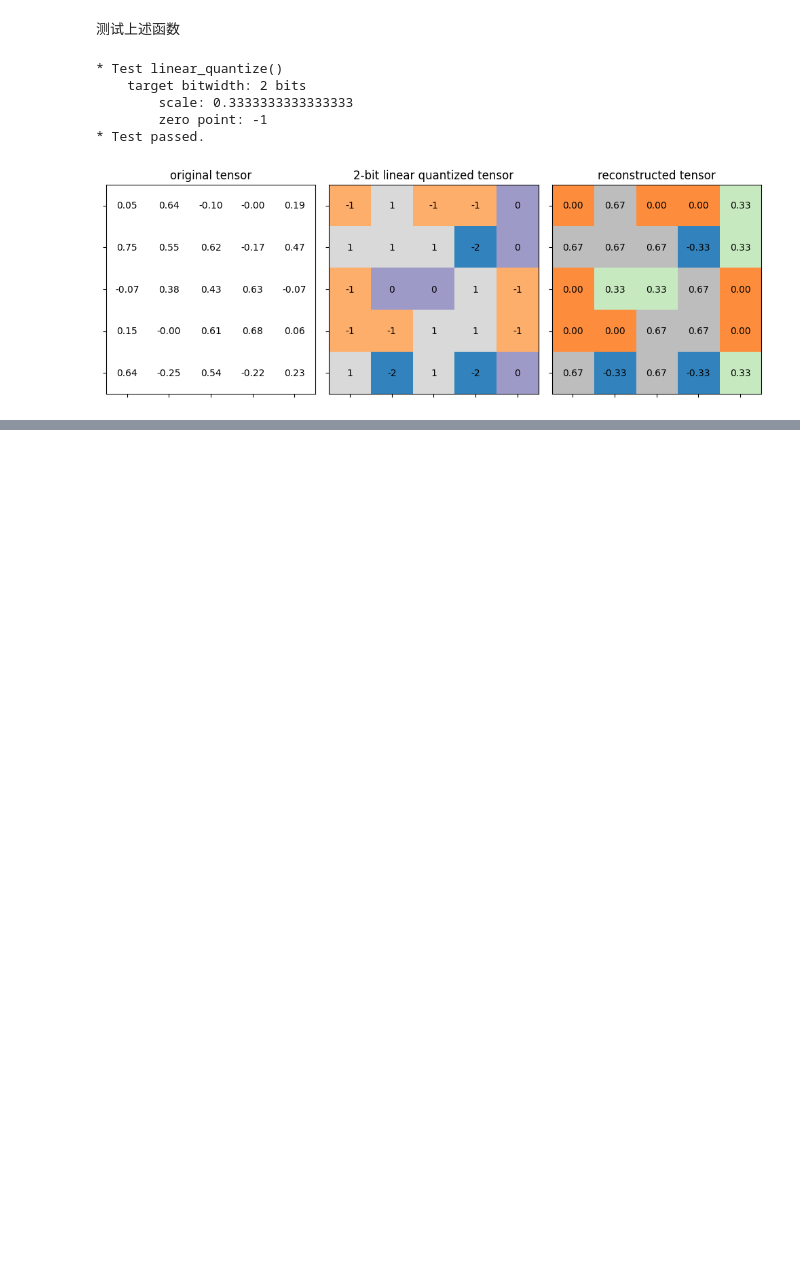
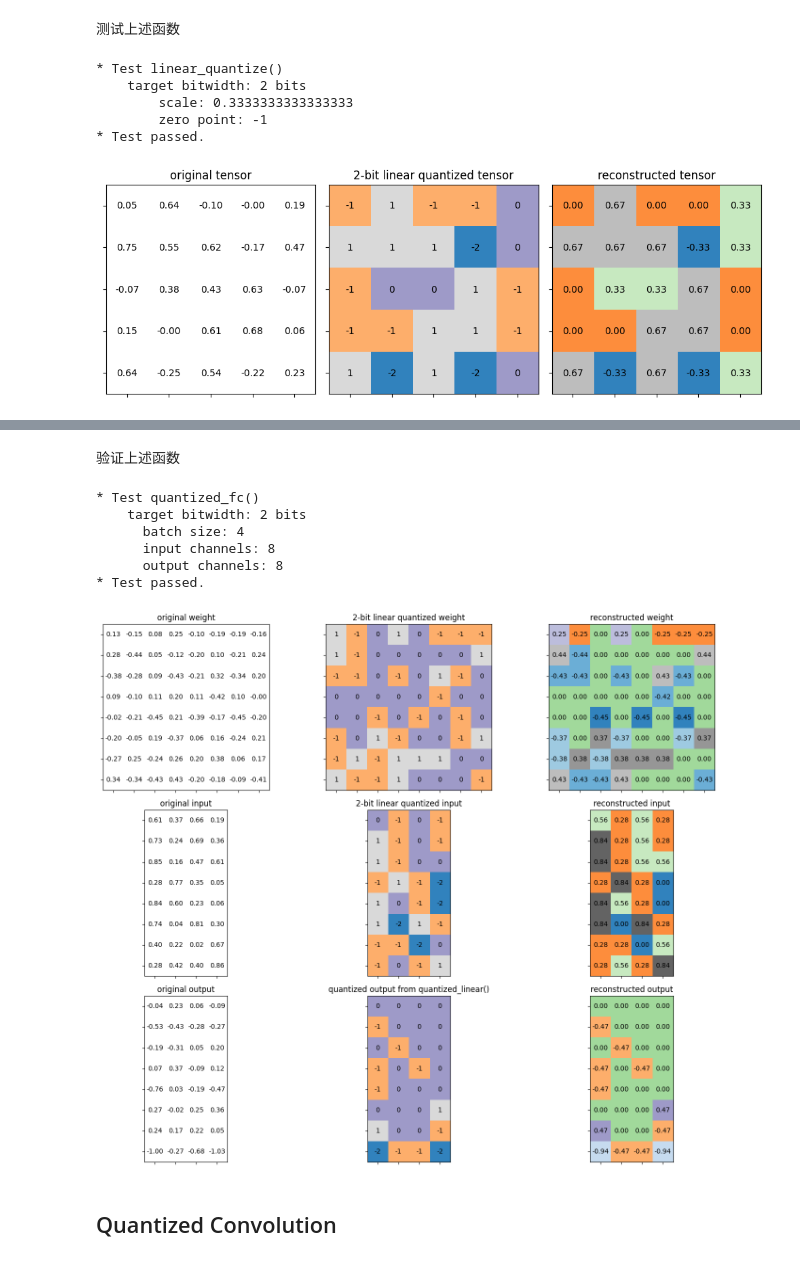
Before and after one commit to cilinmengye/Study-for-MIT6.5940_2024_TinyML-and-Efficient-Deep-Learning-Computing, a Jupyter notebook: LAB2_Quantization/main.ipynb, the cells around one changed output, grey strips where cells are left out. Saved outputs shown, nothing was run; the diff lists cells and outputs as text; code cells hidden in the pictures; blank space fills up the shorter version.

```diff
--- a/LAB2_Quantization/main.ipynb
+++ b/LAB2_Quantization/main.ipynb
@@ -643,0 +910,27 @@ test_linear_quantize()
+# %%
+def linear_quantize_bias_per_output_channel(bias, weight_scale, input_scale):
+    """
+    linear quantization for single bias tensor
+        quantized_bias = fp_bias / bias_scale
+    :param bias: [torch.FloatTensor] bias weight to be quantized
+    :param weight_scale: [float or torch.FloatTensor] weight scale tensor
+    :param input_scale: [float] input scale
+    :return:
+        [torch.IntTensor] quantized bias tensor
+    """
+    assert(bias.dim() == 1)
+    assert(bias.dtype == torch.float)
+    assert(isinstance(input_scale, float))
+    if isinstance(weight_scale, torch.Tensor):
+        assert(weight_scale.dtype == torch.float)
+        weight_scale = weight_scale.view(-1)
+        assert(bias.numel() == weight_scale.numel())
+
+    ############### YOUR CODE STARTS HERE ###############
+    # hint: one line of code
+    bias_scale = input_scale * weight_scale
+    ############### YOUR CODE ENDS HERE #################
+
+    quantized_bias = linear_quantize(bias, 32, bias_scale,
+                                     zero_point=0, dtype=torch.int32)
+    return quantized_bias, bias_scale, 0
@@ -643,0 +951,15 @@ test_linear_quantize()
+# %%
+def shift_quantized_linear_bias(quantized_bias, quantized_weight, input_zero_point):
+    """
+    shift quantized bias to incorporate input_zero_point for nn.Linear
+        shifted_quantized_bias = quantized_bias - Linear(input_zero_point, quantized_weight)
+    :param quantized_bias: [torch.IntTensor] quantized bias (torch.int32)
+    :param quantized_weight: [torch.CharTensor] quantized weight (torch.int8)
+    :param input_zero_point: [int] input zero point
+    :return:
+        [torch.IntTensor] shifted quantized bias tensor
+    """
+    assert(quantized_bias.dtype == torch.int32)
+    assert(isinstance(input_zero_point, int))
+    # to(torch.int32) 是为了防止乘法溢出
+    return quantized_bias - quantized_weight.sum(1).to(torch.int32) * input_zero_point
@@ -643,0 +1050,2 @@ test_linear_quantize()
+# %% [markdown]
+验证上述函数
@@ -643,0 +1153,12 @@ test_linear_quantize()
+# %%
+test_quantized_fc()
+# %% [output]
+* Test quantized_fc()
+    target bitwidth: 2 bits
+      batch size: 4
+      input channels: 8
+      output channels: 8
+* Test passed.
+[figure, added]
+# %% [markdown]
+## Quantized Convolution
```
Also changed, not shown: parts of 57 cells of this notebook.
